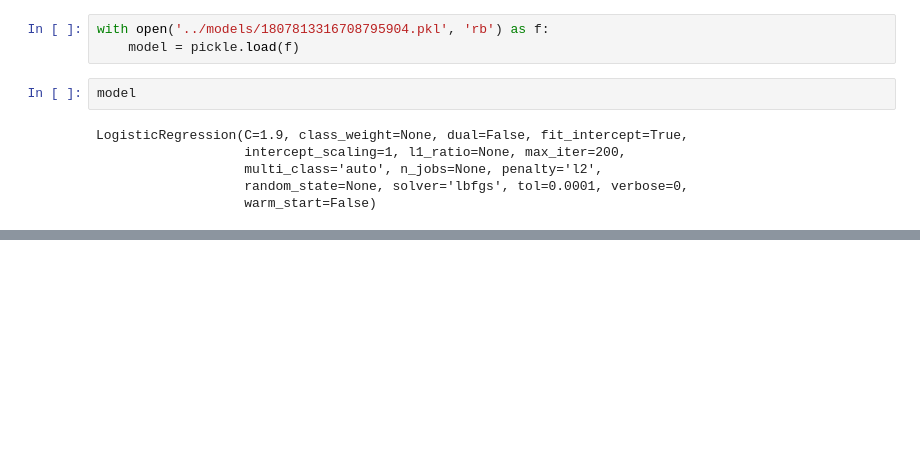
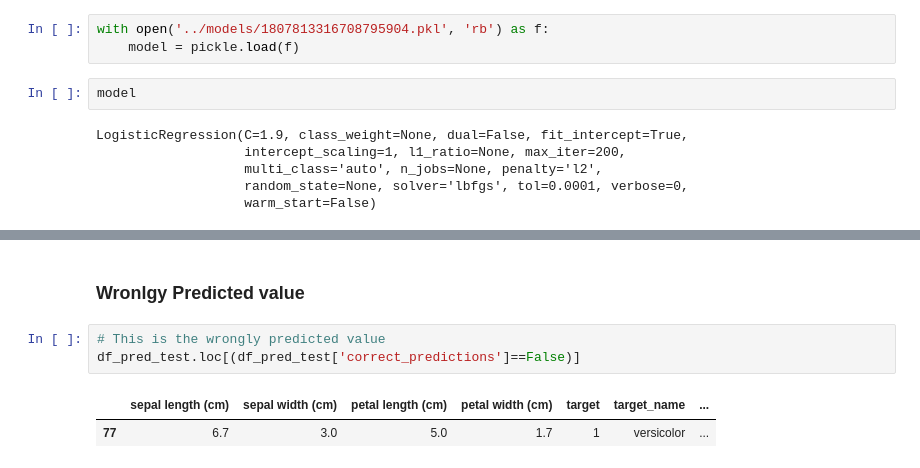
Before and after one commit to karthik-maddukuri/classic-iris-dataset, a Jupyter notebook: notebooks/IRIS.ipynb, the cells around one changed output, grey strips where cells are left out. Drawn from its saved outputs; the diff is of its cells as text; blank space fills up the shorter version.

```diff
--- a/notebooks/IRIS.ipynb
+++ b/notebooks/IRIS.ipynb
@@ -369,0 +406,8 @@ LogisticRegression(C=1.9, class_weight=None, dual=False, fit_intercept=True,
+# %% [markdown]
+### Wronlgy Predicted value
+# %%
+# This is the wrongly predicted value
+df_pred_test.loc[(df_pred_test['correct_predictions']==False)]
+# %% [output]
+|  | sepal length (cm) | sepal width (cm) | petal length (cm) | petal width (cm) | target | target_name | ... |
+| 77 | 6.7 | 3.0 | 5.0 | 1.7 | 1 | versicolor | ... |
```
Also changed, not shown: parts of 12 cells of this notebook.
